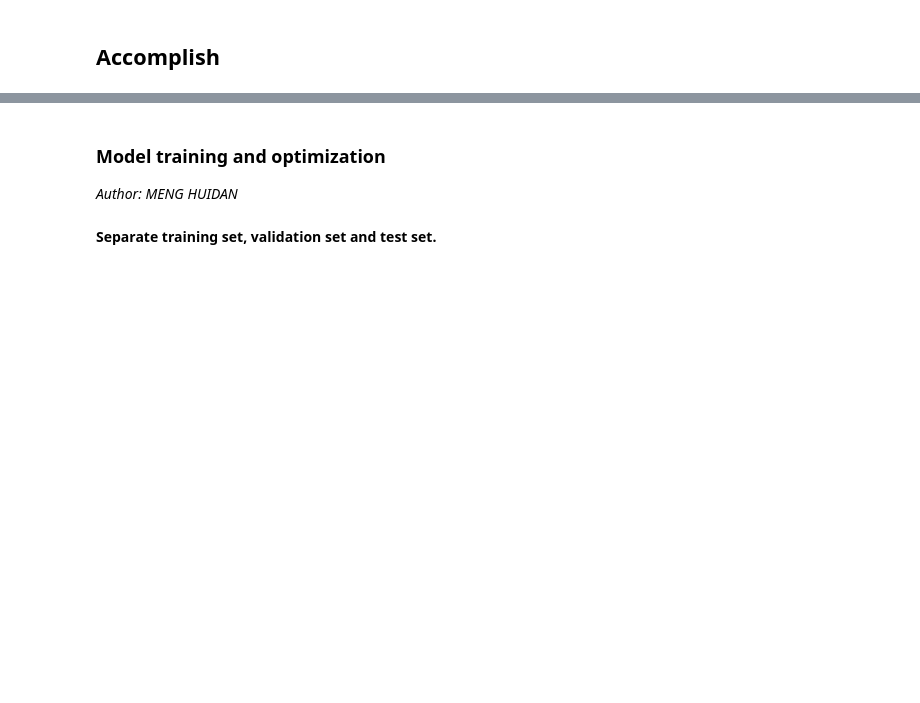
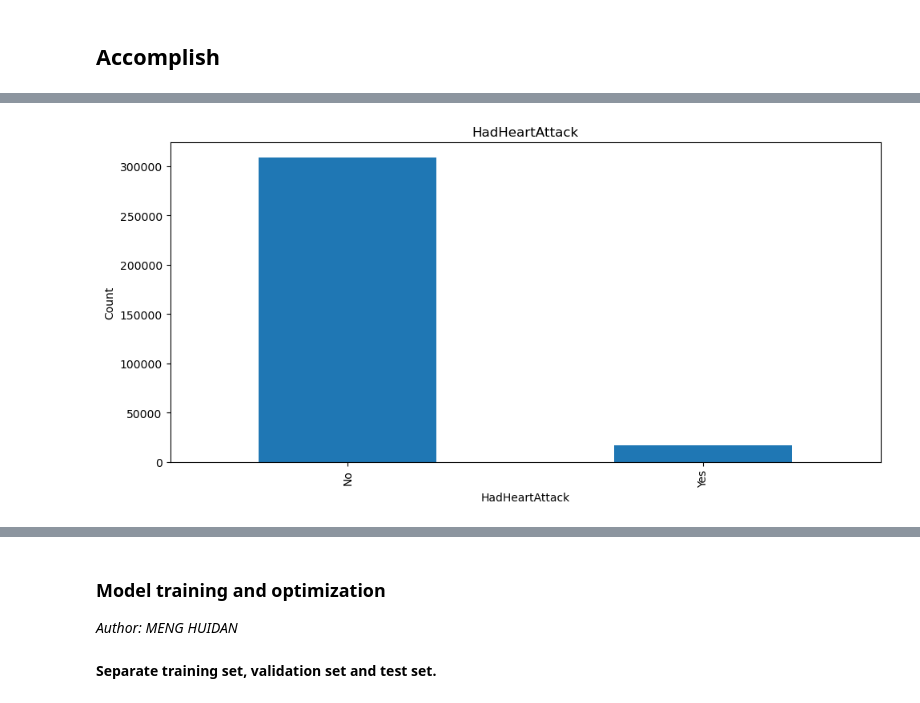
Before and after one commit to HaydenMeng/WQD7003_Project_Heartdisease_Prediction, a Jupyter notebook: WQD7003-GROUP8-Submission.ipynb, the cells around one changed output, grey strips where cells are left out. Drawn from its saved outputs; the diff is of its cells as text; code cells hidden in the pictures; blank space fills up the shorter version.

```diff
--- a/WQD7003-GROUP8-Submission.ipynb
+++ b/WQD7003-GROUP8-Submission.ipynb
@@ -84,0 +518,13 @@ Final number of features： 42
+# %%
+# Visualize the target variable HadHeartAttack using a bar chart to intuitively display its category distribution.
+plt.figure(figsize=(10, 5))
+
+data['HadHeartAttack'].value_counts().plot(kind='bar')
+plt.title('HadHeartAttack')
+plt.xlabel('HadHeartAttack')
+plt.ylabel('Count')
+
+plt.tight_layout()
+plt.show()
+# %% [output]
+[figure, added]
```
Also changed, not shown: parts of 75 cells of this notebook.
